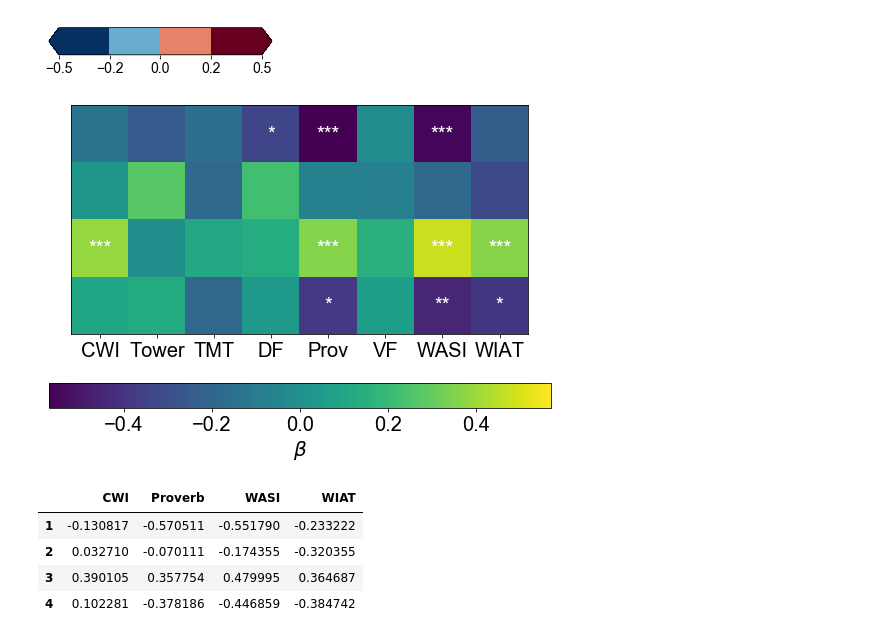
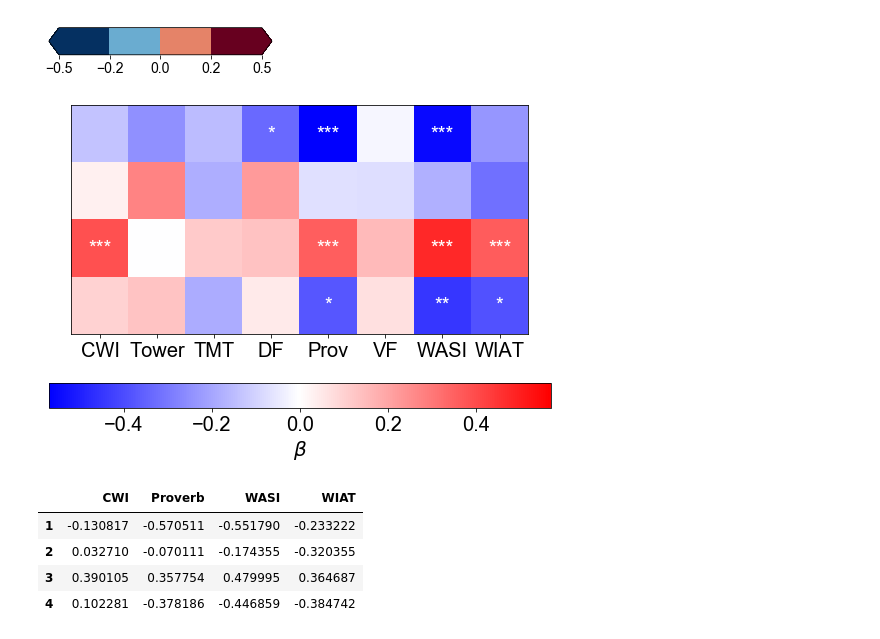
Before and after one commit to htwangtw/patterns-of-thought, a Jupyter notebook: notebooks/4.0-Ploting.ipynb, the cells around one changed output. Drawn from its saved outputs; the diff is of its cells as text; code cells hidden in the pictures.

```diff
--- a/notebooks/4.0-Ploting.ipynb
+++ b/notebooks/4.0-Ploting.ipynb
@@ -306,33 +306,34 @@ p_val = pd.read_table('./reports/revision//Yeo7_paraest_p.txt', header=None).T
 # %%
 # plot univariate results
 set_text_size(20)
 
 fig = plt.figure(figsize=(9,6))
 ax = fig.add_subplot(111)
 
-t = ax.matshow(beta_val.values[1:, :], vmax=np.max(np.abs(beta_val.values)), vmin=-np.max(np.abs(beta_val.values)))
+t = ax.matshow(beta_val.values[1:, :], cmap="bwr",
+               vmax=np.max(np.abs(beta_val.values)), vmin=-np.max(np.abs(beta_val.values)))
 # ax.set_title('Parameter estimation', )
 cb = plt.colorbar(t, orientation='horizontal')
 cb.set_label(r'$\beta$')
 ax.set_xticks(range(8))
 # ax.set_yticks(range(4))
 ax.xaxis.set_ticks_position('bottom')
 ax.set_xticklabels(['CWI', 'Tower', 'TMT', 'DF', 'Prov', 'VF', 'WASI', 'WIAT'])
 ax.set_yticklabels([' ', ' ', ' ', ' '])
 ax.tick_params(axis='y', which='both', length=0)
 # add significant info
 for (j,i),p in np.ndenumerate(p_val.values[1:, :]):
     if p < .001:
         plt.text(i,j,'***',ha='center',va='center', color='white')
     elif p < .01:
         plt.text(i,j,'**',ha='center',va='center', color='white')
     elif p < .05:
         plt.text(i,j,'*',ha='center',va='center', color='white')
 
 plt.savefig('./reports/revision/parameter_estimates.png', bbox_inches='tight', dpi=300)
 plt.show()
 # %% [output]
-[figure, old version]
+[figure, new version]
 # %%
 degen_beta = beta_val.iloc[1:, :].drop([1, 2, 3, 5], 1)
 degen_beta.columns = ['CWI', 'Proverb', 'WASI', 'WIAT']
```
Also changed, not shown: 1 other file.
